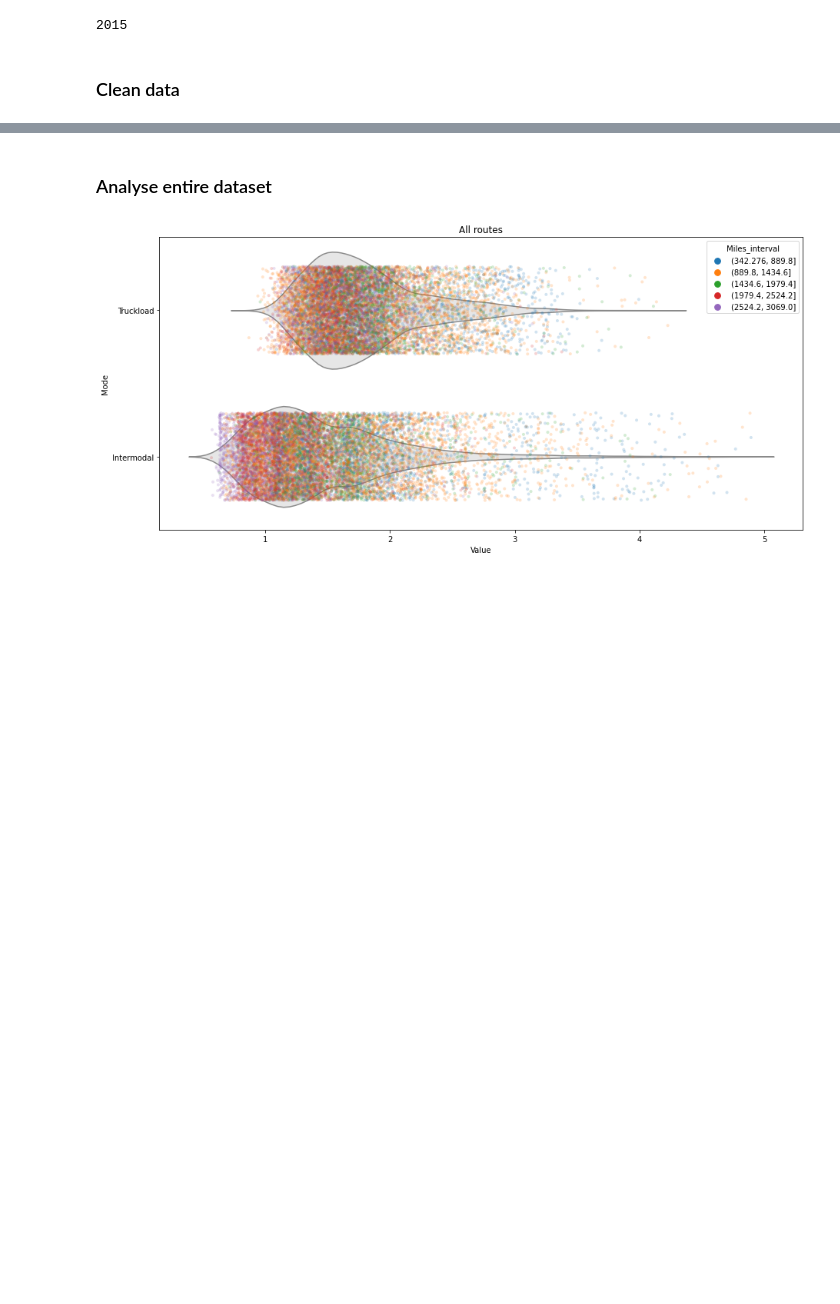
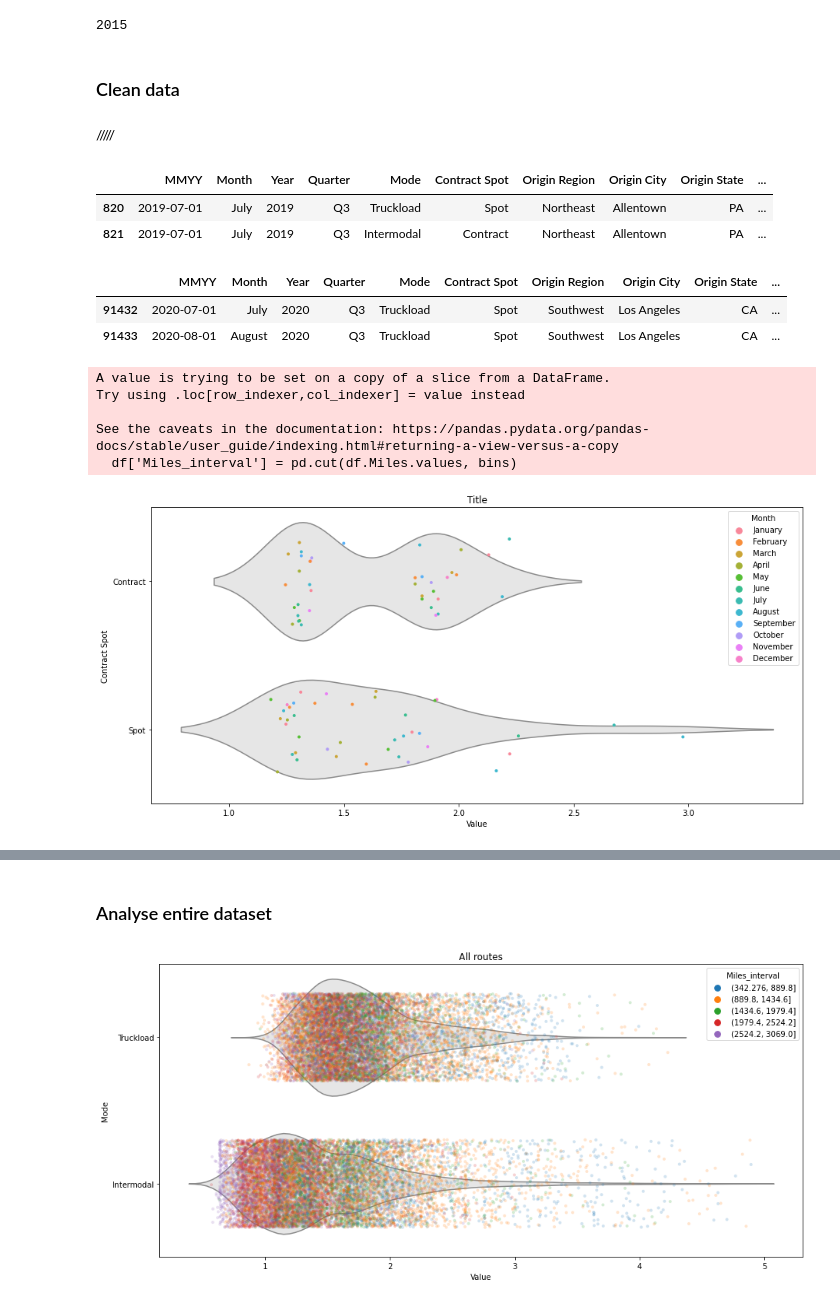
Before and after one commit to Labulitiolle/Multimodal_freight_USA, a Jupyter notebook: Notebooks/Multimodal/price_analysis.ipynb, the cells around one changed output, grey strips where cells are left out. Drawn from its saved outputs; the diff is of its cells as text; code cells hidden in the pictures; blank space fills up the shorter version.

```diff
--- a/Notebooks/Multimodal/price_analysis.ipynb
+++ b/Notebooks/Multimodal/price_analysis.ipynb
@@ -31,3 +31,34 @@ def remove_irrelevant_prices(df):
     df['Value'] = df.Value.astype(float)
 
 remove_irrelevant_prices(df)
+# %% [markdown]
+/////
+# %%
+df.head(2)
+# %% [output]
+|  | MMYY | Month | Year | Quarter | Mode | Contract Spot | Origin Region | Origin City | Origin State | ... |
+| 820 | 2019-07-01 | July | 2019 | Q3 | Truckload | Spot | Northeast | Allentown | PA | ... |
+| 821 | 2019-07-01 | July | 2019 | Q3 | Intermodal | Contract | Northeast | Allentown | PA | ... |
+# %%
+df[(df['Origin City'] == 'Los Angeles') & (df['Destination City'] == 'Kearny') & (df['Year']>2018) & (df['Value']>2.5)]
+# %% [output]
+|  | MMYY | Month | Year | Quarter | Mode | Contract Spot | Origin Region | Origin City | Origin State | ... |
+| 91432 | 2020-07-01 | July | 2020 | Q3 | Truckload | Spot | Southwest | Los Angeles | CA | ... |
+| 91433 | 2020-08-01 | August | 2020 | Q3 | Truckload | Spot | Southwest | Los Angeles | CA | ... |
+# %%
+def plot_price_per_contract(df, bins=5, title='Title'):
+    make_mileage_binned(df, bins)
+    fig= plt.figure(figsize=(15,7))
+#     sns.swarmplot(x=df.Value, y=df.Mode, hue=df.Miles_interval, alpha=0.5, size=1.4).set_title(title)
+    ax = sns.violinplot(x="Value", y="Contract Spot", data=df, inner=None, color=".9").set_title(title)
+    ax = sns.stripplot(x="Value", y="Contract Spot", hue='Month', data=df, alpha=1, size=4, jitter=0.3)
+# %%
+data = df[(df['Origin City'] == 'Los Angeles') & (df['Destination City'] == 'Kearny') & (df['Year']>2018)]
+plot_price_per_contract(data)
+# %% [output]
+A value is trying to be set on a copy of a slice from a DataFrame.
+Try using .loc[row_indexer,col_indexer] = value instead
+
+See the caveats in the documentation: https://pandas.pydata.org/pandas-docs/stable/user_guide/indexing.html#returning-a-view-versus-a-copy
+  df['Miles_interval'] = pd.cut(df.Miles.values, bins)
+[figure, added]
```
Also changed, not shown: parts of 2 cells of this notebook, 4 other files.
